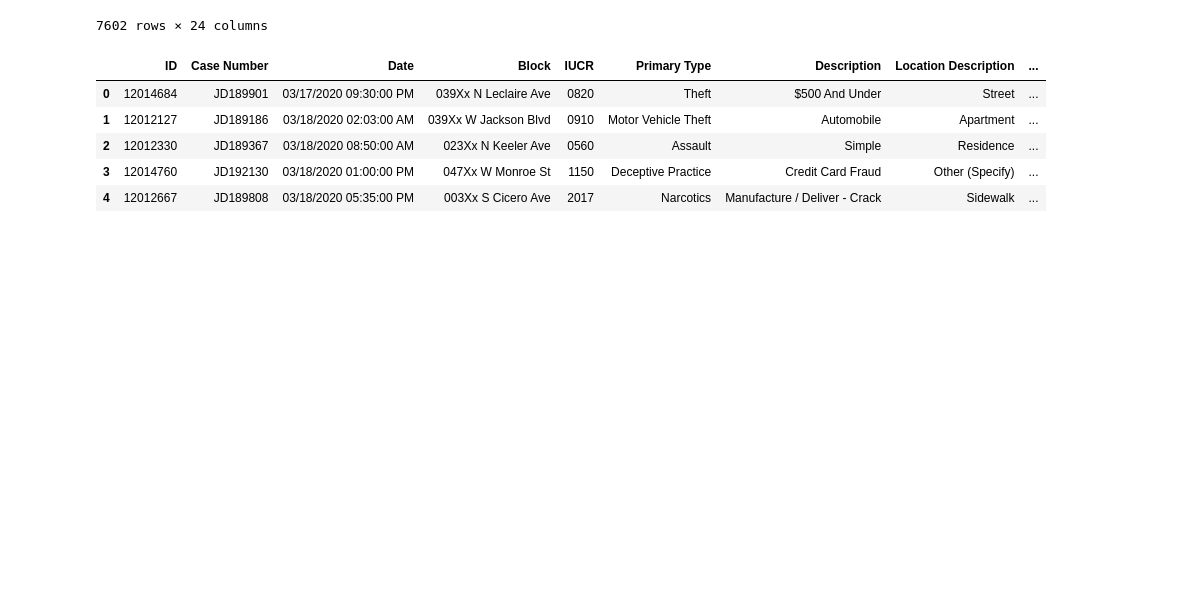
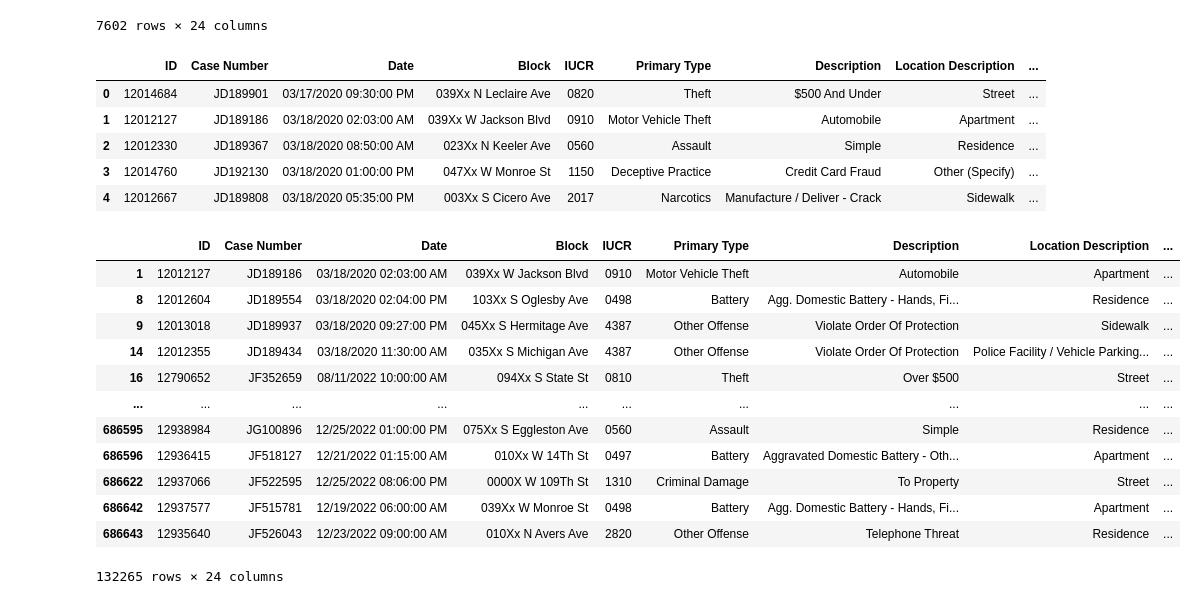
Before and after one commit to cvonholtz/Chicago_Crime_Data_Analysis, a Jupyter notebook: Chicago_Crime_Data_Analysis.ipynb, the cells around one changed output. Cells and saved outputs as stored; diff of their text form; code cells hidden in the pictures; blank space fills up the shorter version.

Commit message:
Add files via upload
Checking datetime values to confirm analysis in Tableau.

```diff
--- a/Chicago_Crime_Data_Analysis.ipynb
+++ b/Chicago_Crime_Data_Analysis.ipynb
@@ -329,0 +335,17 @@ crime_data_3.to_csv('Chicago_Crime_Data.csv')
+# %%
+#Verifying calculated fields in Tableau are correct: Number of Domestic Crime Reports
+crime_data_3.loc[crime_data_3['Domestic'] == True]
+# %% [output]
+|  | ID | Case Number | Date | Block | IUCR | Primary Type | Description | Location Description | ... |
+| 1 | 12012127 | JD189186 | 03/18/2020 02:03:00 AM | 039Xx W Jackson Blvd | 0910 | Motor Vehicle Theft | Automobile | Apartment | ... |
+| 8 | 12012604 | JD189554 | 03/18/2020 02:04:00 PM | 103Xx S Oglesby Ave | 0498 | Battery | Agg. Domestic Battery - Hands, Fi... | Residence | ... |
+| 9 | 12013018 | JD189937 | 03/18/2020 09:27:00 PM | 045Xx S Hermitage Ave | 4387 | Other Offense | Violate Order Of Protection | Sidewalk | ... |
+| 14 | 12012355 | JD189434 | 03/18/2020 11:30:00 AM | 035Xx S Michigan Ave | 4387 | Other Offense | Violate Order Of Protection | Police Facility / Vehicle Parking... | ... |
+| 16 | 12790652 | JF352659 | 08/11/2022 10:00:00 AM | 094Xx S State St | 0810 | Theft | Over $500 | Street | ... |
+| ... | ... | ... | ... | ... | ... | ... | ... | ... | ... |
+| 686595 | 12938984 | JG100896 | 12/25/2022 01:00:00 PM | 075Xx S Eggleston Ave | 0560 | Assault | Simple | Residence | ... |
+| 686596 | 12936415 | JF518127 | 12/21/2022 01:15:00 AM | 010Xx W 14Th St | 0497 | Battery | Aggravated Domestic Battery - Oth... | Apartment | ... |
+| 686622 | 12937066 | JF522595 | 12/25/2022 08:06:00 PM | 0000X W 109Th St | 1310 | Criminal Damage | To Property | Street | ... |
+| 686642 | 12937577 | JF515781 | 12/19/2022 06:00:00 AM | 039Xx W Monroe St | 0498 | Battery | Agg. Domestic Battery - Hands, Fi... | Apartment | ... |
+| 686643 | 12935640 | JF526043 | 12/23/2022 09:00:00 AM | 010Xx N Avers Ave | 2820 | Other Offense | Telephone Threat | Residence | ... |
+132265 rows × 24 columns
```
Also changed, not shown: parts of 11 cells of this notebook.
